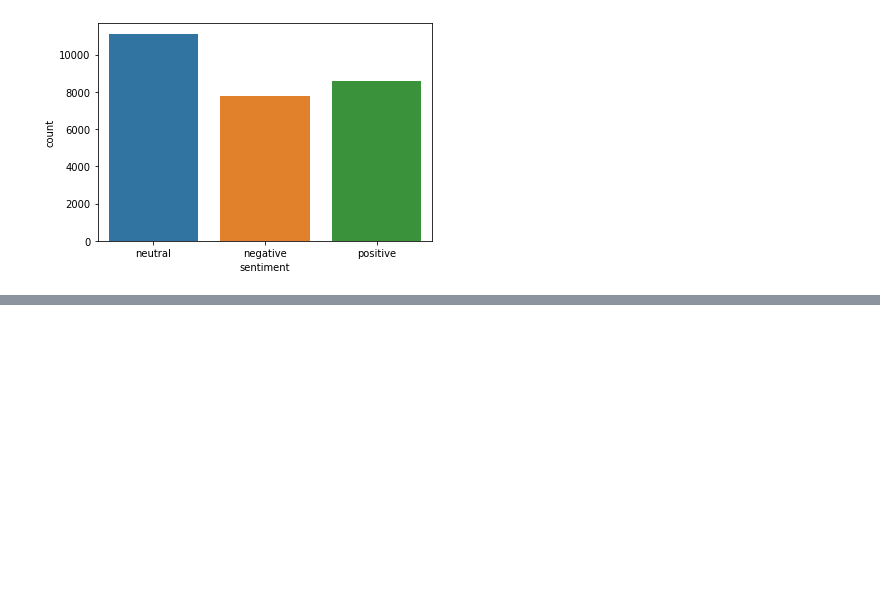
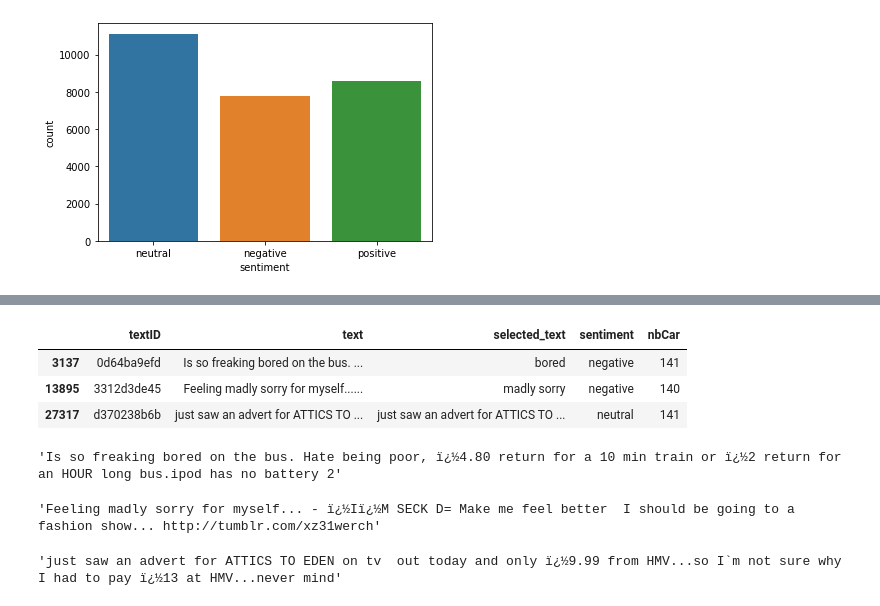
Before and after one commit to Fabien-DS/DSA_Sentiment, a Jupyter notebook: notebooks/EDA.ipynb, the cells around one changed output, grey strips where cells are left out. Drawn from its saved outputs; the diff is of its cells as text; code cells hidden in the pictures; blank space fills up the shorter version.

```diff
--- a/notebooks/EDA.ipynb
+++ b/notebooks/EDA.ipynb
@@ -85,0 +156,20 @@ sns.countplot(x=commentaires["sentiment"]);
+# %%
+#Commentaires à plus de 140 caractères
+commentaires[commentaires['nbCar']>=140]
+# %% [output]
+|  | textID | text | selected_text | sentiment | nbCar |
+| 3137 | 0d64ba9efd | Is so freaking bored on the bus. ... | bored | negative | 141 |
+| 13895 | 3312d3de45 | Feeling madly sorry for myself...... | madly sorry | negative | 140 |
+| 27317 | d370238b6b | just saw an advert for ATTICS TO ... | just saw an advert for ATTICS TO ... | neutral | 141 |
+# %%
+commentaires[commentaires['nbCar']>=140]['text'][3137]
+# %% [output]
+'Is so freaking bored on the bus. Hate being poor, ï¿½4.80 return for a 10 min train or ï¿½2 return for an HOUR long bus.ipod has no battery 2'
+# %%
+commentaires[commentaires['nbCar']>=140]['text'][13895]
+# %% [output]
+'Feeling madly sorry for myself... - ï¿½Iï¿½M SECK D= Make me feel better  I should be going to a fashion show... http://tumblr.com/xz31werch'
+# %%
+commentaires[commentaires['nbCar']>=140]['text'][27317]
+# %% [output]
+'just saw an advert for ATTICS TO EDEN on tv  out today and only ï¿½9.99 from HMV...so I`m not sure why I had to pay ï¿½13 at HMV...never mind'
```
Also changed, not shown: parts of 14 cells of this notebook, 2 other files.
